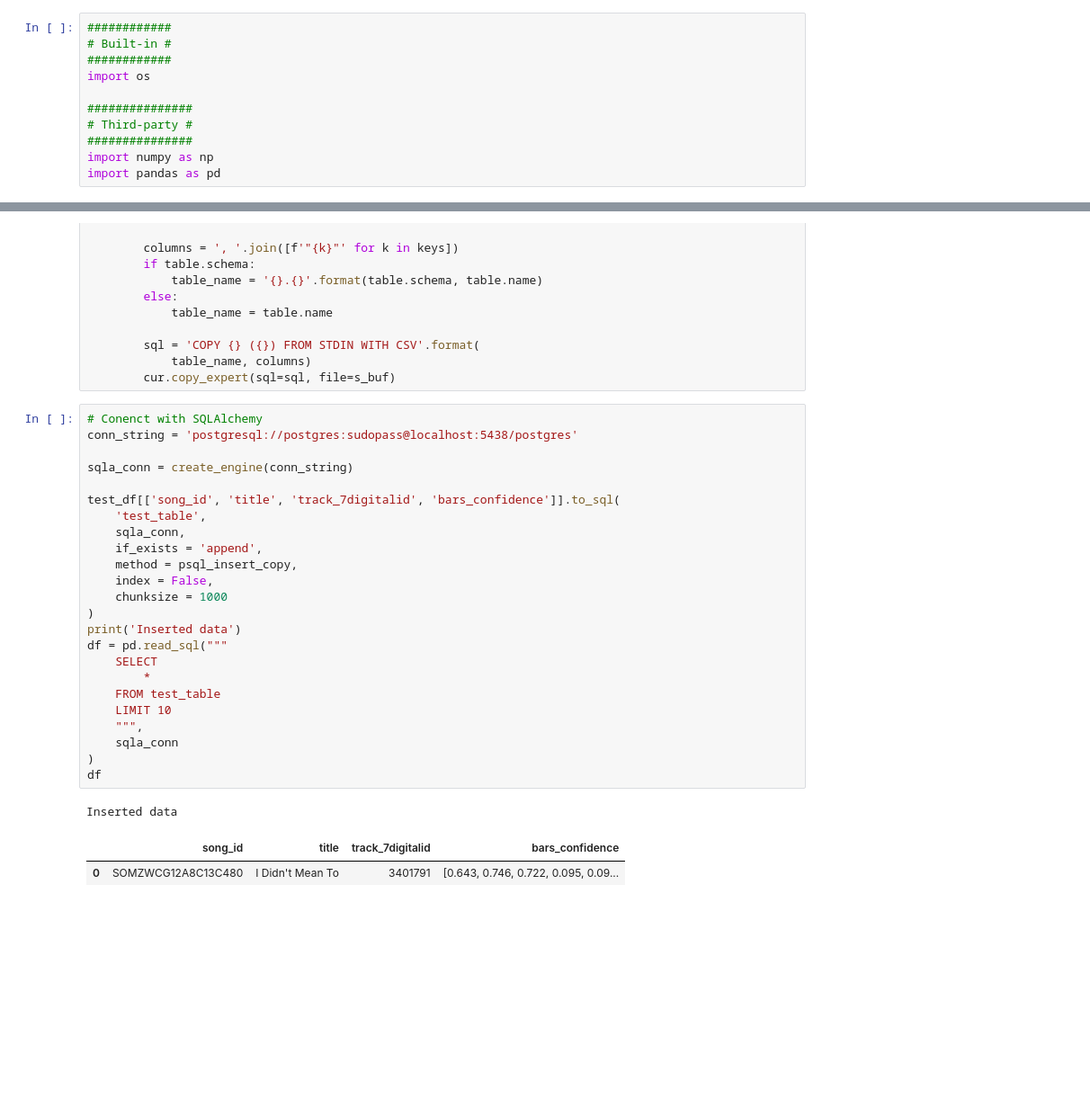
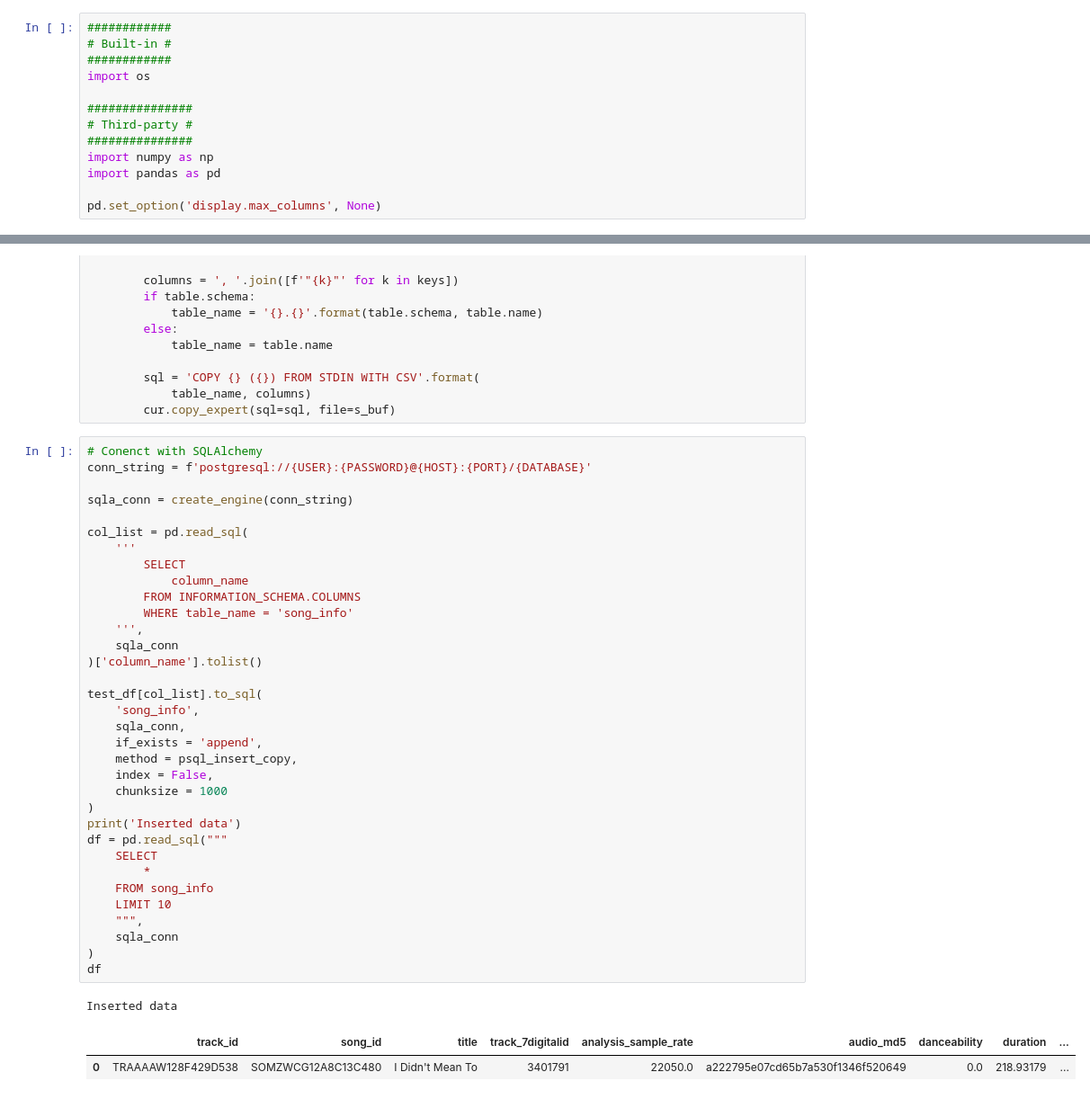
Before and after one commit to seankim658/Million-Song-Data-Analysis, a Jupyter notebook: Million Song Dataset Analysis.ipynb, the cells around one changed output, grey strips where cells are left out. Shown at 90% size. Drawn from its saved outputs; the diff is of its cells as text; blank space fills up the shorter version.

```diff
--- a/Million Song Dataset Analysis.ipynb
+++ b/Million Song Dataset Analysis.ipynb
@@ -9,6 +9,8 @@ import os
 ###############
 import numpy as np
 import pandas as pd
+
+pd.set_option('display.max_columns', None)
 # %%
 for root, dirs, files in os.walk('./MillionSongSubset/'):
     path = root.split(os.sep)
@@ -153,29 +235,39 @@ def psql_insert_copy(table, conn, keys, data_iter):
         cur.copy_expert(sql=sql, file=s_buf)
 # %%
 # Conenct with SQLAlchemy
-conn_string = 'postgresql://postgres:sudopass@localhost:5438/postgres'
+conn_string = f'postgresql://{USER}:{PASSWORD}@{HOST}:{PORT}/{DATABASE}'
 
 sqla_conn = create_engine(conn_string)
 
-test_df[['song_id', 'title', 'track_7digitalid', 'bars_confidence']].to_sql(
-    'test_table',
+col_list = pd.read_sql(
+    '''
+        SELECT
+            column_name
+        FROM INFORMATION_SCHEMA.COLUMNS
+        WHERE table_name = 'song_info'
+    ''',
+    sqla_conn
+)['column_name'].tolist()
+
+test_df[col_list].to_sql(
+    'song_info',
     sqla_conn,
     if_exists = 'append',
     method = psql_insert_copy,
     index = False,
     chunksize = 1000
 )
 print('Inserted data')
 df = pd.read_sql("""
     SELECT
         *
-    FROM test_table
+    FROM song_info
     LIMIT 10
     """,
     sqla_conn
 )
 df
 # %% [output]
 Inserted data
-|  | song_id | title | track_7digitalid | bars_confidence |
-| 0 | SOMZWCG12A8C13C480 | I Didn't Mean To | 3401791 | [0.643, 0.746, 0.722, 0.095, 0.09... |
+|  | track_id | song_id | title | track_7digitalid | analysis_sample_rate | audio_md5 | danceability | duration | ... |
+| 0 | TRAAAAW128F429D538 | SOMZWCG12A8C13C480 | I Didn't Mean To | 3401791 | 22050.0 | a222795e07cd65b7a530f1346f520649 | 0.0 | 218.93179 | ... |
```
Also changed, not shown: parts of 2 cells of this notebook, 2 other files.
